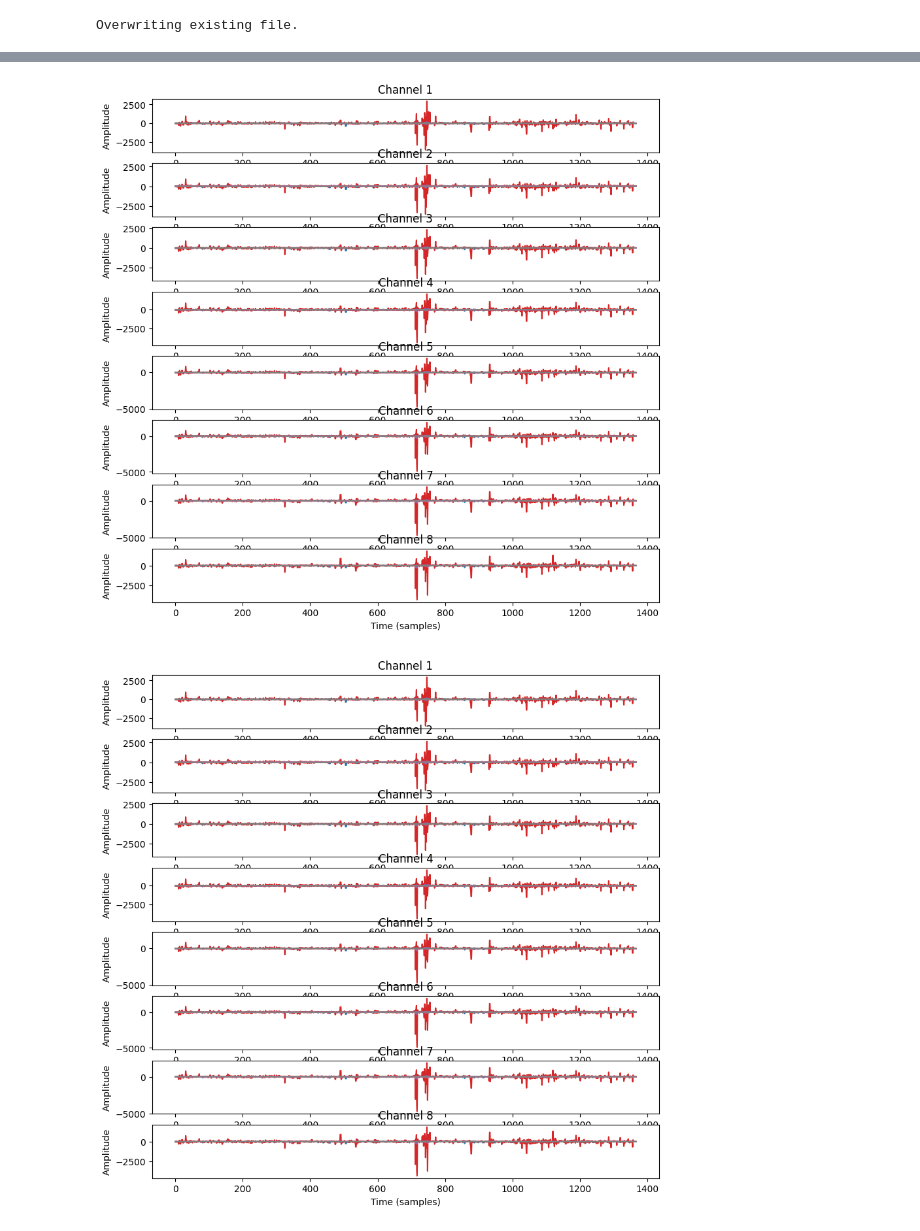
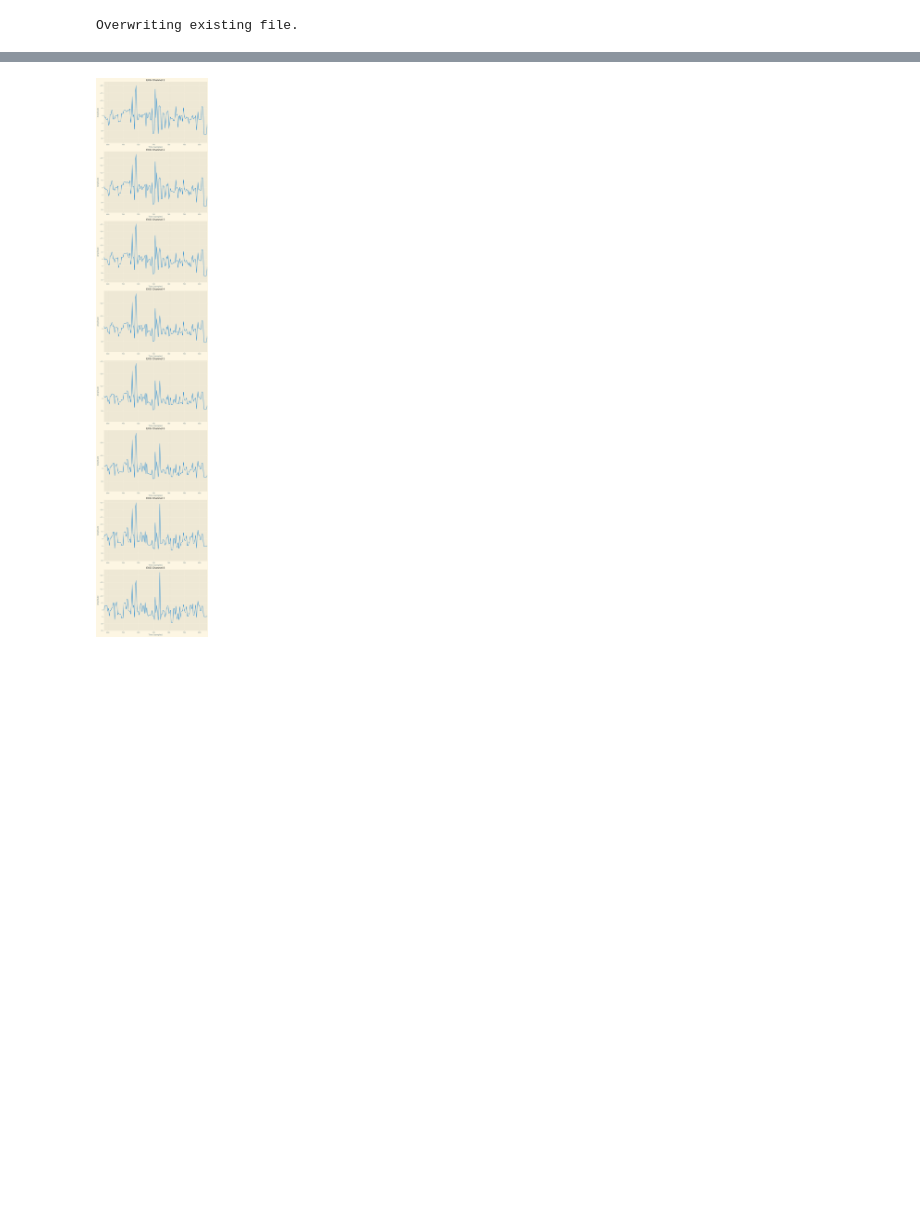
Before and after one commit to Carly-Freedman/Final-Project-Cogs-189, a Jupyter notebook: DataWrangling.ipynb, the cells around one changed output, grey strips where cells are left out. Drawn from its saved outputs; the diff is of its cells as text; code cells hidden in the pictures; blank space fills up the shorter version.

Commit message:
graph? graph :)

```diff
--- a/DataWrangling.ipynb
+++ b/DataWrangling.ipynb
@@ -387,14 +395,32 @@ print(epochs_data)
 # %%
+from BaselineRemoval import BaselineRemoval
+from scipy.signal import savgol_filter
+
+
 n_channels = 8
-fig, axes = plt.subplots(nrows=n_channels, ncols=1, figsize=(10, 10))
+# plt.style.use('Solarize_Dark2')
+fig, axes = plt.subplots(nrows=n_channels, ncols=1, figsize=(10, 50))
+fig.tight_layout(h_pad=3.5)
+
 
 # Plot each channel's data in a subplot
 for i in range(n_channels):
-    axes[i].plot(epochs_data[:, :, i].T)
+    axes[i].set_xlim((675, 810))
+
+    # axes[i].set_ylim(ax.get_ylim()[::-1])
+    axes[i].invert_yaxis()
+
+    final_arr = []
+    for j in range(len(epochs_data[:, :, i])):
+        baseObj = BaselineRemoval(epochs_data[:, :, i][j].T)
+        Modpoly_output=baseObj.ModPoly(3)
+        Imodpoly_output=baseObj.IModPoly(3)
+        final_arr=savgol_filter(baseObj.ZhangFit(), 51, 3)
+    axes[i].plot(epochs_data[:, :, i][j].T)
     axes[i].set_xlabel('Time (samples)')
     axes[i].set_ylabel('Amplitude')
-    axes[i].set_title('Channel {}'.format(i+1))
+    axes[i].set_title(f'EXG Channel {i+1}')
+
 plt.show()
 # %% [output]
-[figure, old version]
+[figure, new version]
-[figure, removed]
```
Also changed, not shown: parts of 6 cells of this notebook.
